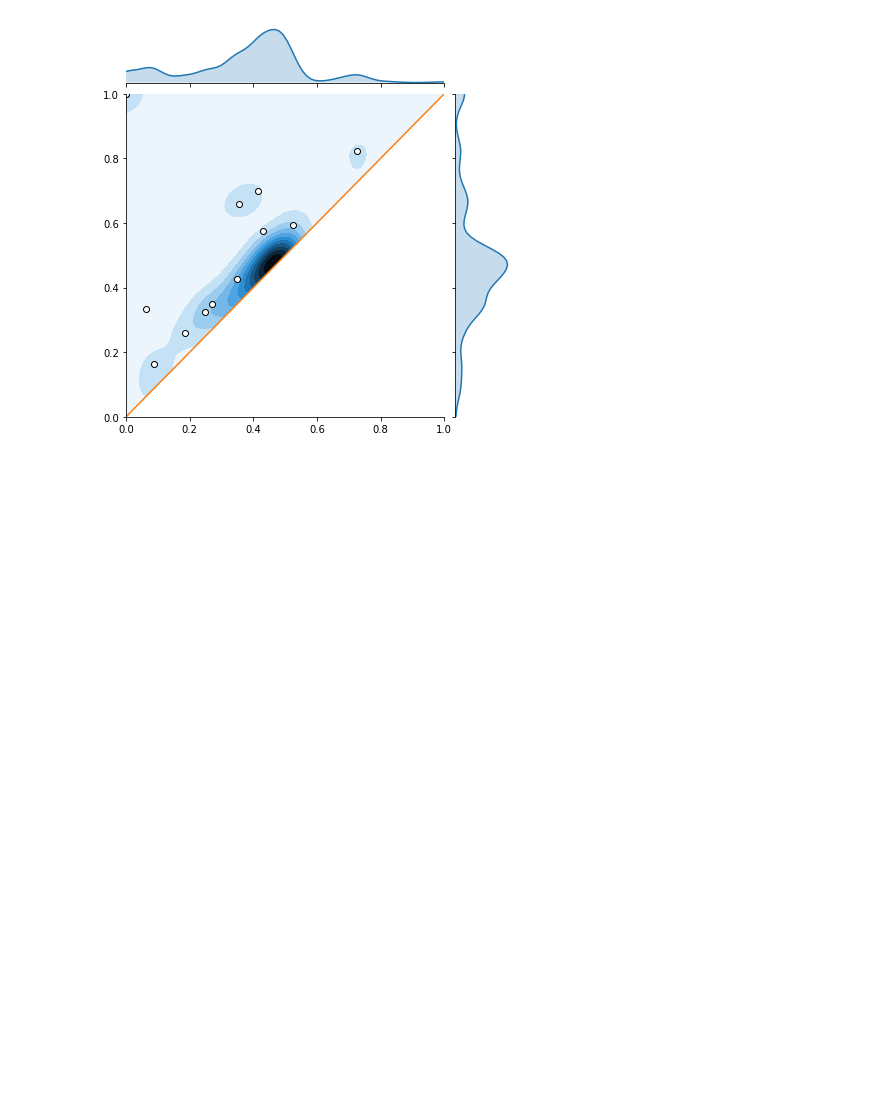
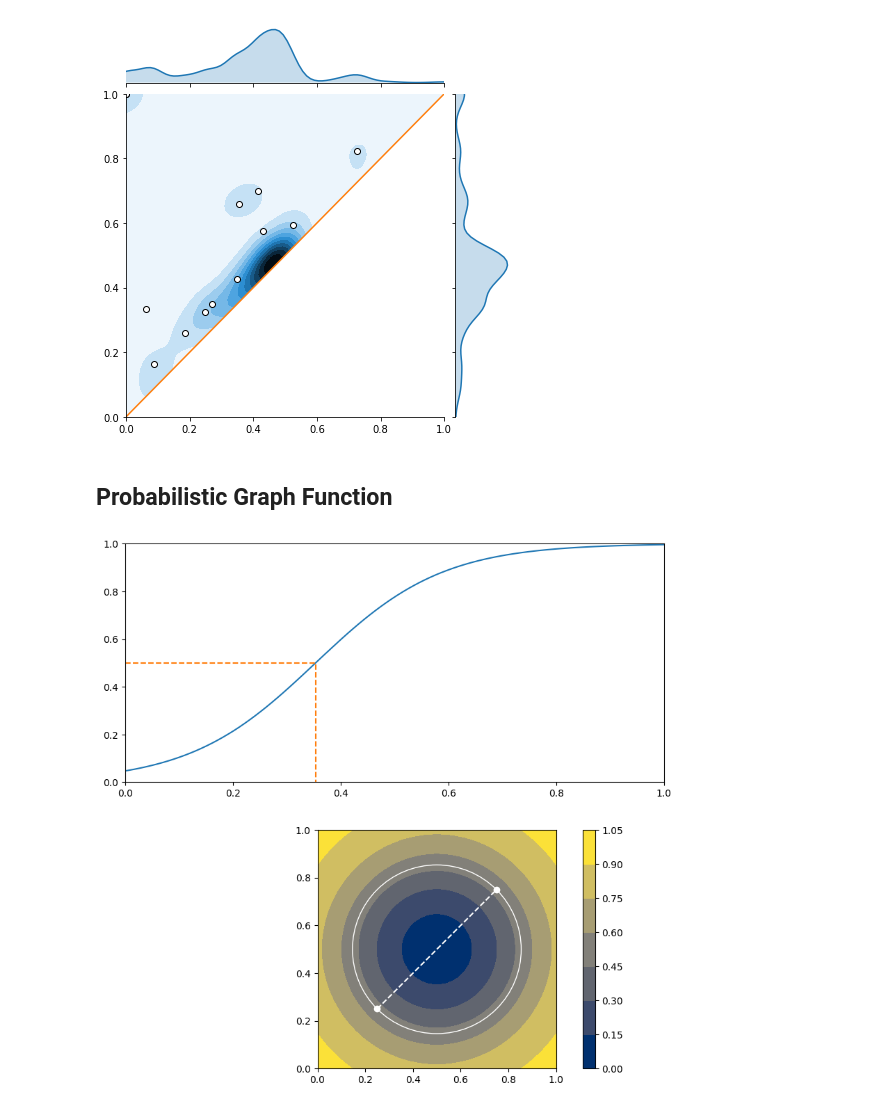
Before and after one commit to maljovec/topopy, a Jupyter notebook: ProbabilisticPersistenceDiagram.ipynb, the cells around one changed output. Drawn from its saved outputs; the diff is of its cells as text; code cells hidden in the pictures; blank space fills up the shorter version.

```diff
--- a/ProbabilisticPersistenceDiagram.ipynb
+++ b/ProbabilisticPersistenceDiagram.ipynb
@@ -268,3 +270,38 @@ plot_overlay(msc, 5000, 100)
 plot_overlay(msc, 10000, 100)
 # %% [output]
 [figure]
+# %% [markdown]
+## Probabilistic Graph Function
+# %%
+def logistic_function(x, r):
+    k = 3. / r
+    return 1 / (1 + np.exp(-k*(x - r)))
+
+P = np.array([[0.25, 0.25],[0.75, 0.75]])
+mid = np.average(P, axis=0)
+r = np.linalg.norm(mid - P[0])
+
+x, y, X = validation_grid(40)
+Z = logistic_function(np.linalg.norm(X - mid, axis=1), r)
+z = Z.reshape(x.shape)
+
+fig, ax = plt.subplots(2, 1, figsize=(10, 10), dpi=100)
+x1 = np.linspace(0, max(2*r,1), 100)
+y1 = logistic_function(x1, r)
+
+ax[0].plot(x1, y1)
+ax[0].plot([min(x1), r, r], [0.5, 0.5, 0], linestyle='--')
+ax[0].set_xlim(0, 1)
+ax[0].set_ylim(0, 1)
+
+contour = ax[1].contourf(x,y,z, cmap=plt.cm.cividis, vmin=0, vmax=1)
+ax[1].scatter(P[:, 0], P[:, 1], color='#ffffff')
+ax[1].plot(P[:, 0], P[:, 1], linestyle='--', color='#ffffff')
+empty_region = patches.Circle(mid, r, facecolor='none', edgecolor='#ffffff')
+ax[1].add_patch(empty_region)
+cb = fig.colorbar(contour, ax=ax[1], boundaries=(0,1))
+ax[1].set_xlim(0, 1)
+ax[1].set_ylim(0, 1)
+ax[1].set_aspect('equal')
+# %% [output]
+[figure, added]
```
Also changed, not shown: parts of 4 cells of this notebook.
